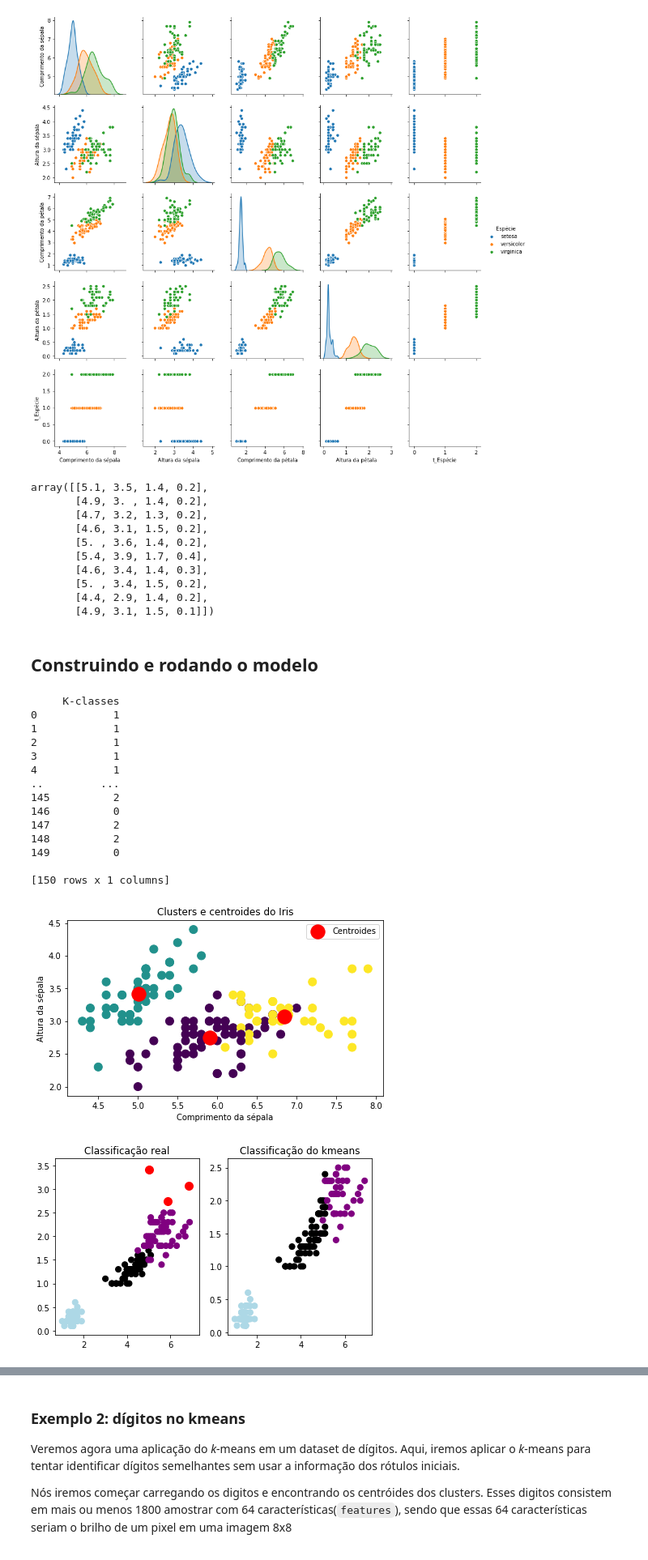
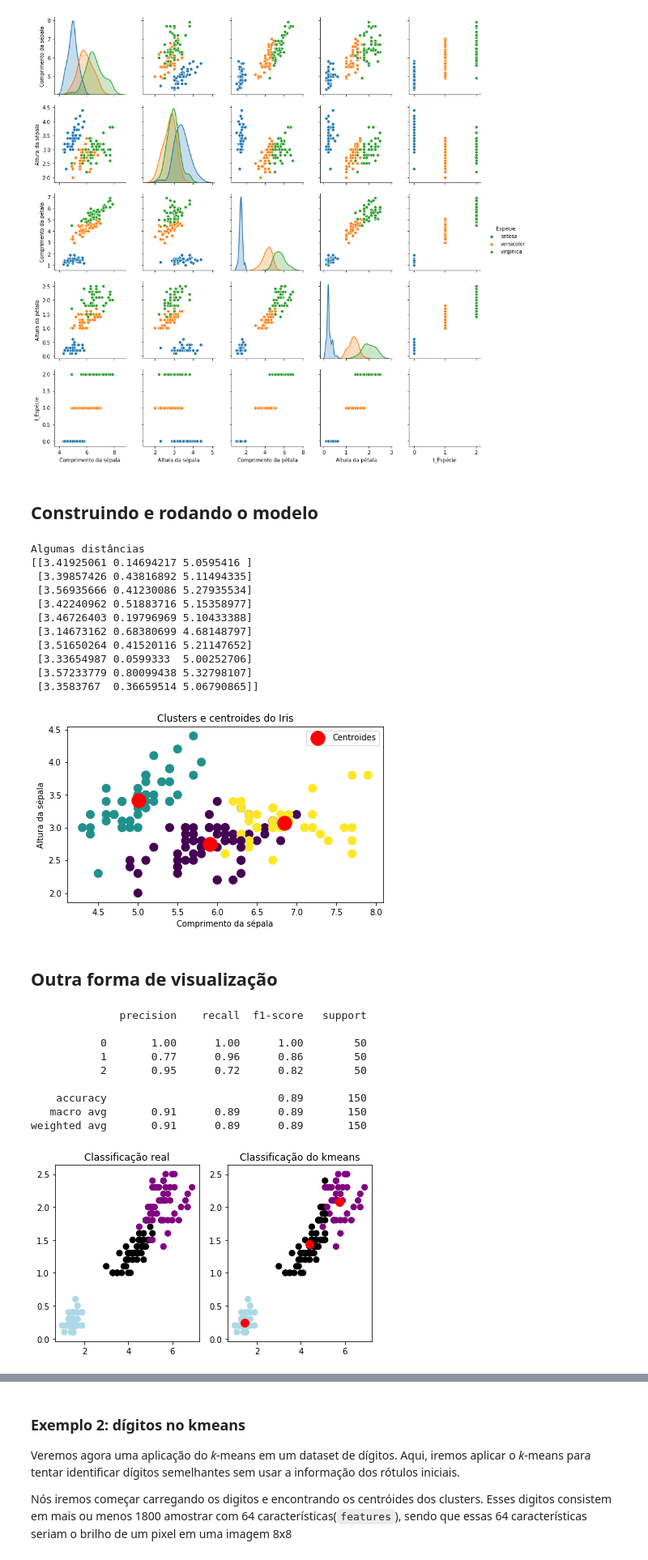
Before and after one commit to LeonardoFerrari/Python_games, a Jupyter notebook: _k_means_.ipynb, the cells around one changed output, grey strips where cells are left out. Shown at 81% size. Saved outputs shown, nothing was run; the diff lists cells and outputs as text; code cells hidden in the pictures.

```diff
--- a/_k_means_.ipynb
+++ b/_k_means_.ipynb
@@ -67,65 +48,66 @@ sns.pairplot(iris,hue='Espécie')
 # %% [output]
 <seaborn.axisgrid.PairGrid at 0x...>
 [figure]
-# %%
-features = iris.iloc[:, 0:4].values #Armazena tudo menos a espécie / Equivalente a iris.data do dataset do sklearn
-features[0:10,:]
-# %% [output]
-array([[5.1, 3.5, 1.4, 0.2],
-       [4.9, 3. , 1.4, 0.2],
-       [4.7, 3.2, 1.3, 0.2],
-       [4.6, 3.1, 1.5, 0.2],
-       [5. , 3.6, 1.4, 0.2],
-       [5.4, 3.9, 1.7, 0.4],
-       [4.6, 3.4, 1.4, 0.3],
-       [5. , 3.4, 1.5, 0.2],
-       [4.4, 2.9, 1.4, 0.2],
-       [4.9, 3.1, 1.5, 0.1]])
 # %% [markdown]
 ## Construindo e rodando o modelo
 # %%
+features = iris.iloc[:, 0:4].values #Armazena tudo menos a espécie / Equivalente a iris.data do dataset do sklearn
 kmeans = KMeans(n_clusters = 3,random_state=5).fit(features)
 iris['K-classes'] = kmeans.labels_
+centroides = kmeans.cluster_centers_
+distancia = kmeans.fit_transform(features)
 
-print(Y)
-plt.scatter(features[:, 0], features[:,1], s = 100, c = kmeans.labels_)
-plt.scatter(kmeans.cluster_centers_[:, 0], kmeans.cluster_centers_[:, 1], s = 300, c = 'red',label = 'Centroides')
+print('Algumas distâncias ')
+print(distancia[0:10,:])
+
+plt.scatter(features[:, 0], features[:,1], s = 100, c = kmeans.labels_.astype(float))
+plt.scatter(centroides[:, 0], centroides[:, 1], s = 300, c = 'red',label = 'Centroides')
 plt.title('Clusters e centroides do Iris')
 plt.xlabel('Comprimento da sépala')
 plt.ylabel('Altura da sépala')
 plt.legend()
 plt.show()
 # %% [output]
-     K-classes
-0            1
-1            1
-2            1
-3            1
-4            1
-..         ...
-145          2
-146          0
-147          2
-148          2
-149          0
-
-[150 rows x 1 columns]
+Algumas distâncias
+[[3.41925061 0.14694217 5.0595416 ]
+ [3.39857426 0.43816892 5.11494335]
+ [3.56935666 0.41230086 5.27935534]
+ [3.42240962 0.51883716 5.15358977]
+ [3.46726403 0.19796969 5.10433388]
+ [3.14673162 0.68380699 4.68148797]
+ [3.51650264 0.41520116 5.21147652]
+ [3.33654987 0.0599333  5.00252706]
+ [3.57233779 0.80099438 5.32798107]
+ [3.3583767  0.36659514 5.06790865]]
 [figure]
+# %% [markdown]
+## Outra forma de visualização
 # %%
-iris_df = iris.drop(columns="Espécie")
-
 cores = np.array(['black','lightblue','purple'])
 cores2 = np.array(['lightblue','black','purple'])
+relabel = np.choose(kmeans.labels_,[1,0,2]).astype(np.int64)
 
 plt.subplot(1,2,1)
-plt.scatter(x=iris_df['Comprimento da pétala'],y=iris_df['Altura da pétala'], c=cores2[iris['t_Espécie']], s=50)
+plt.scatter(x=features[:,2], y= features[:,3], c=cores2[iris['t_Espécie']], s=50)
 plt.title('Classificação real')
-plt.scatter(x=kmeans.cluster_centers_[:, 0], y=kmeans.cluster_centers_[:, 1], s = 100, c = 'red',label = 'Centroides')
+
 
 plt.subplot(1,2,2)
-plt.scatter(x=iris_df['Comprimento da pétala'],y=iris_df['Altura da pétala'], c=cores[kmeans.labels_], s=50)
+plt.scatter(x=features[:,2], y= features[:,3], c=cores[kmeans.labels_], s=50)
+plt.scatter(x=centroides[:, 2], y= centroides[:, 3], s = 100, c = 'red',label = 'Centroides')
 plt.title('Classificação do kmeans')
 
+print(classification_report(iris['t_Espécie'],relabel))
+
 plt.show()
 # %% [output]
+              precision    recall  f1-score   support
+
+           0       1.00      1.00      1.00        50
+           1       0.77      0.96      0.86        50
+           2       0.95      0.72      0.82        50
+
+    accuracy                           0.89       150
+   macro avg       0.91      0.89      0.89       150
+weighted avg       0.91      0.89      0.89       150
-[figure, old version]
+[figure, new version]
```
Also changed, not shown: parts of 22 cells of this notebook.
